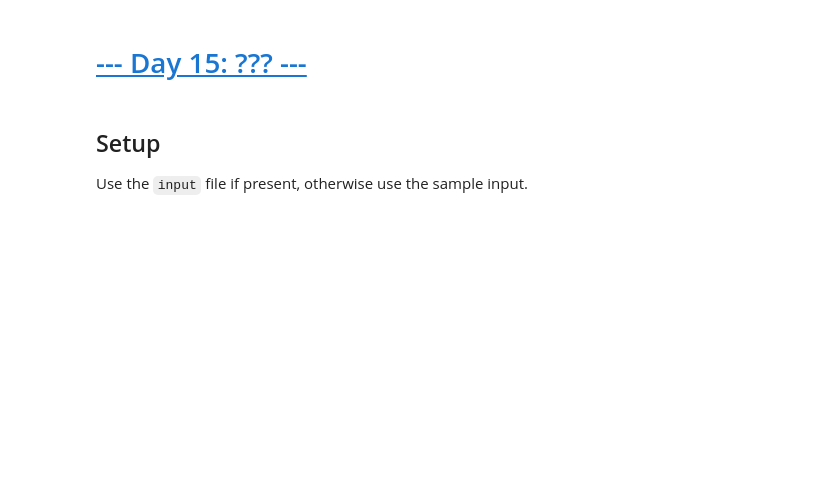
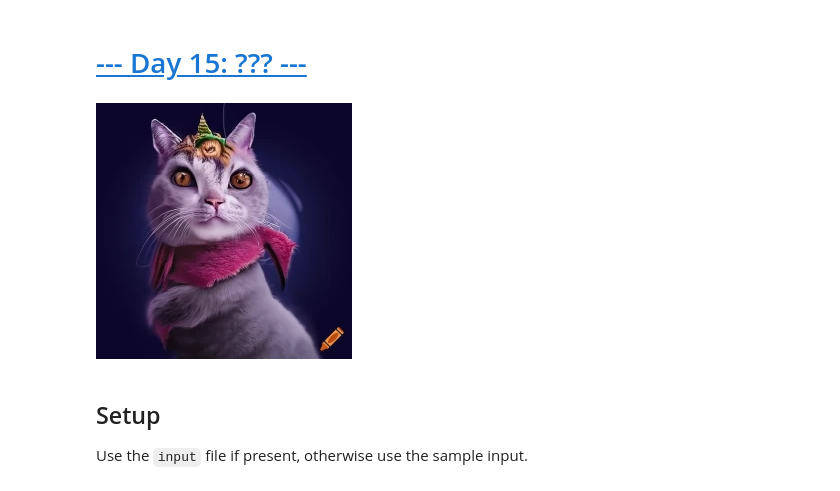
Before and after one commit to KodingForKittehs/AdventOfCode-2023, a Jupyter notebook: Day-15.ipynb, the cells around one changed output. Drawn from its saved outputs; the diff is of its cells as text; code cells hidden in the pictures; blank space fills up the shorter version.

```diff
--- a/Day-15.ipynb
+++ b/Day-15.ipynb
@@ -1,5 +1,11 @@
 # %% [markdown]
 # [--- Day 15: ??? ---](https://adventofcode.com/2023/day/15)
+# %%
+from PIL import Image
+image = Image.open("craiyon_fuzzy_unicorn_cat.jpg.png")
+image.show("Day 15 Mascot")
+# %% [output]
+[figure, added]
 # %% [markdown]
 ## Setup
 
```
Also changed, not shown: parts of 2 cells of this notebook.
